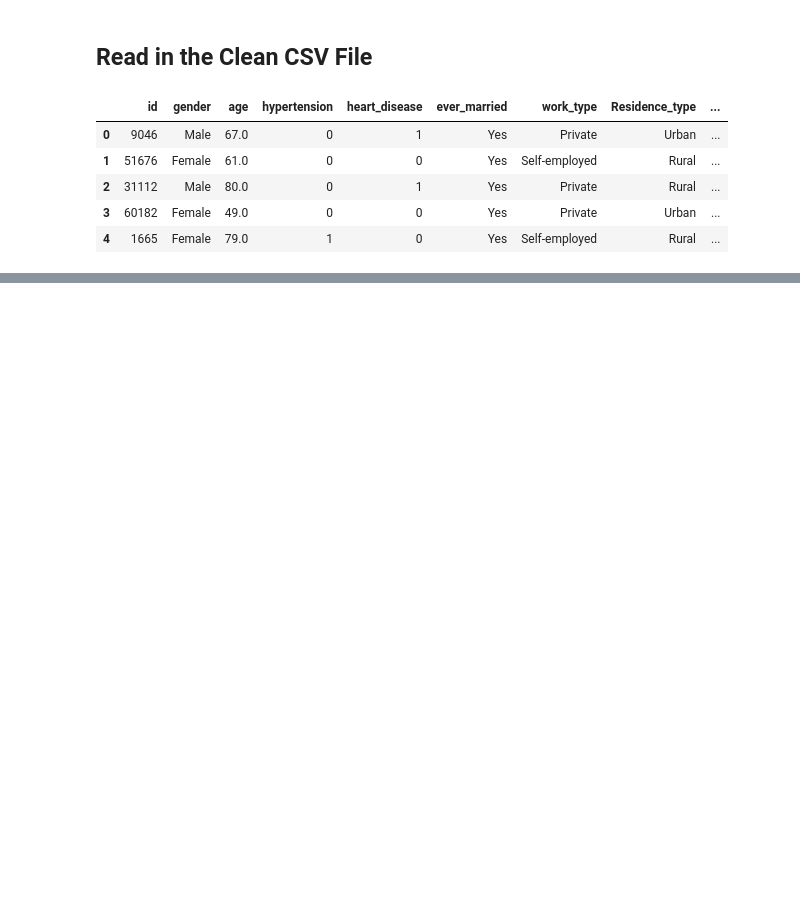
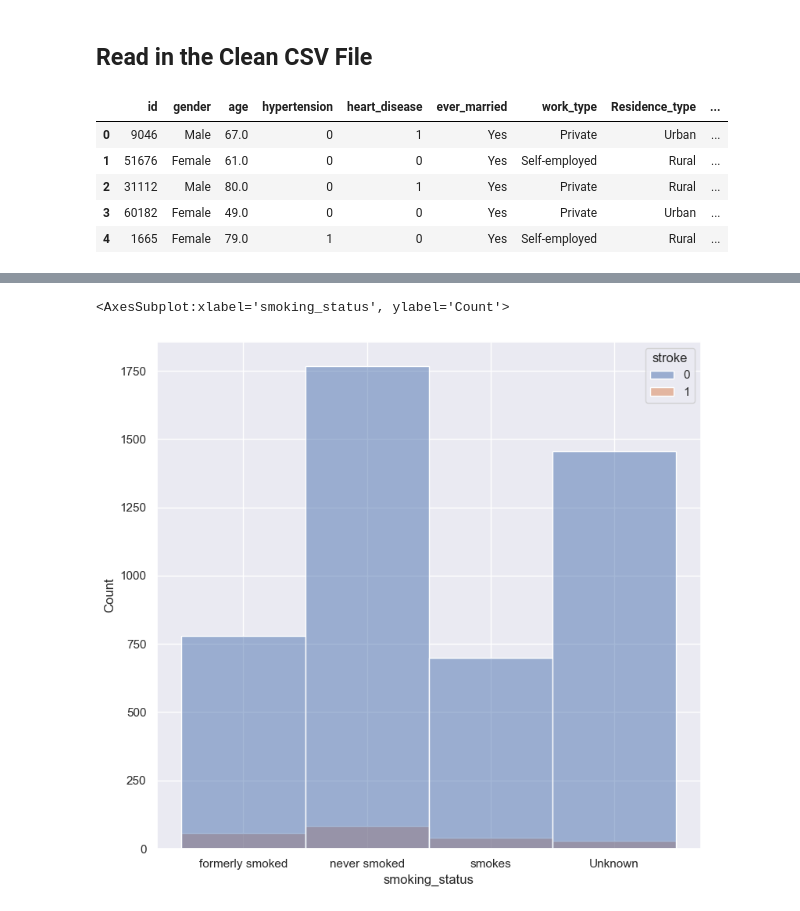
Before and after one commit to bishopce16/stroke_prediction_analysis, a Jupyter notebook: exploratory_data_analysis/stroke_prediction_analysis_stat.ipynb, the cells around one changed output, grey strips where cells are left out. Cells and saved outputs as stored; diff of their text form; code cells hidden in the pictures; blank space fills up the shorter version.

```diff
--- a/exploratory_data_analysis/stroke_prediction_analysis_stat.ipynb
+++ b/exploratory_data_analysis/stroke_prediction_analysis_stat.ipynb
@@ -81,0 +194,6 @@ stroke_df.describe()
+# %%
+# create a plot (hist)
+sns.histplot(data=stroke_df, x='smoking_status', hue='stroke')
+# %% [output]
+<AxesSubplot:xlabel='smoking_status', ylabel='Count'>
+[figure, added]
```
Also changed, not shown: parts of 16 cells of this notebook.
